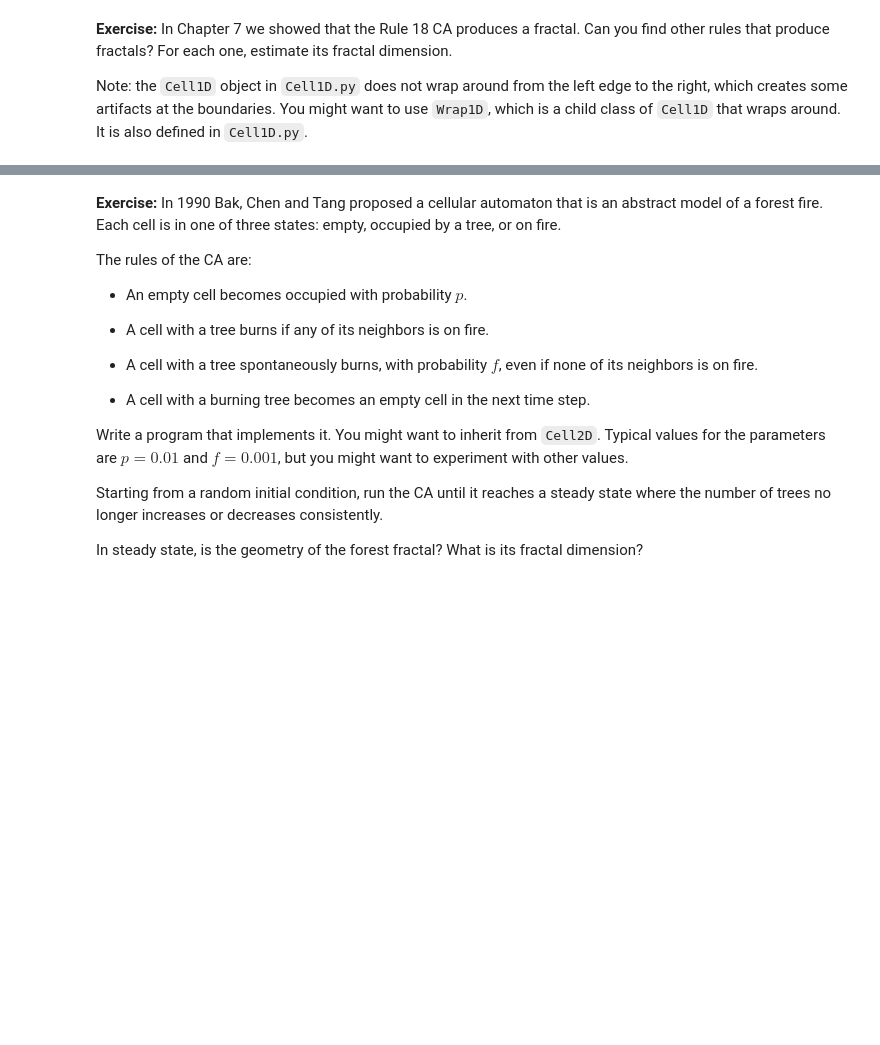
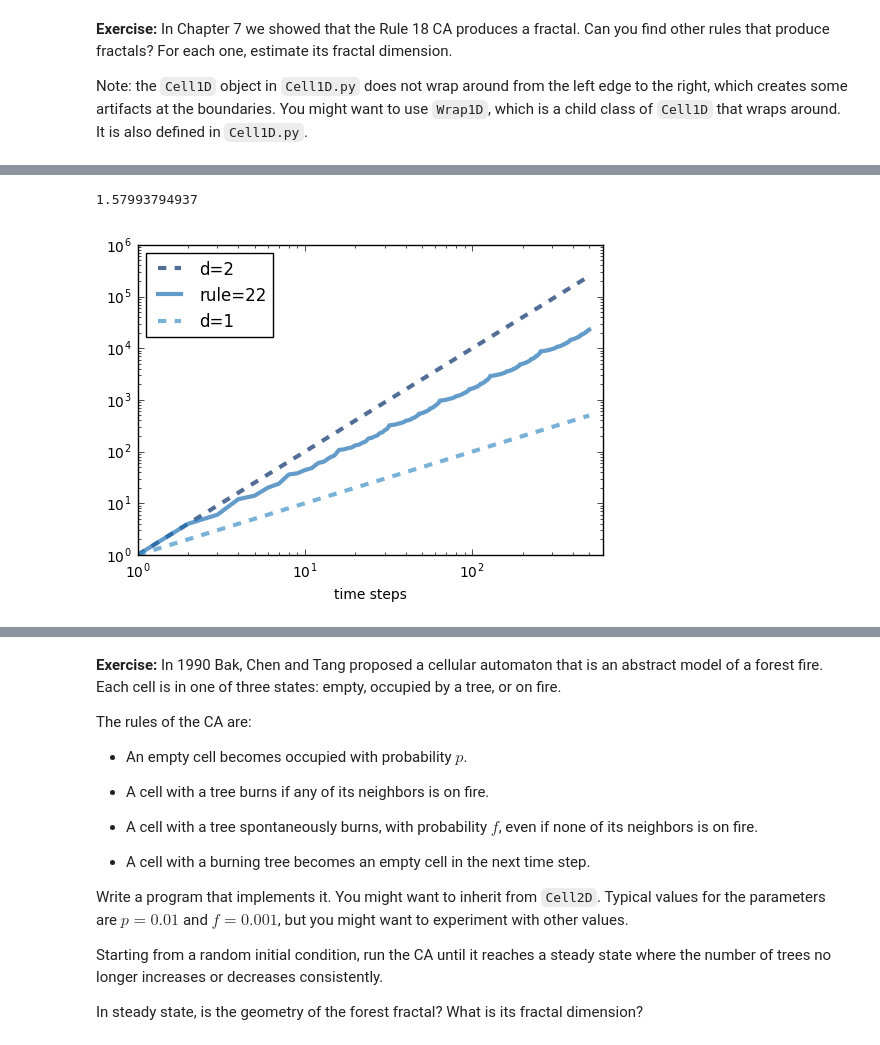
Before and after one commit to YehEmily/ThinkComplexity2, a Jupyter notebook: code/chap07mine.ipynb, the cells around one changed output, grey strips where cells are left out. Cells and saved outputs as stored; diff of their text form; code cells hidden in the pictures; blank space fills up the shorter version.

```diff
--- a/code/chap07mine.ipynb
+++ b/code/chap07mine.ipynb
@@ -775,0 +793,5 @@ test_fractal(184) # Looks like this has a dimension of just 1
+# %%
+test_fractal(22)
+# %% [output]
+1.57993794937
+[figure, added]
```
Also changed, not shown: parts of 21 cells of this notebook, 1 other file.
